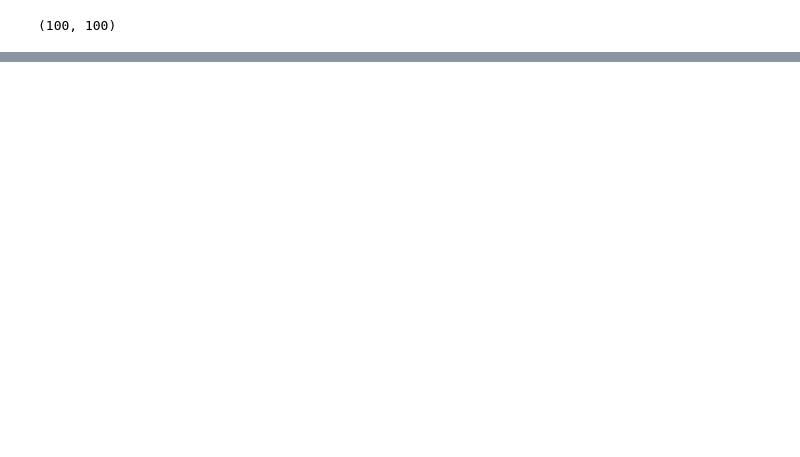
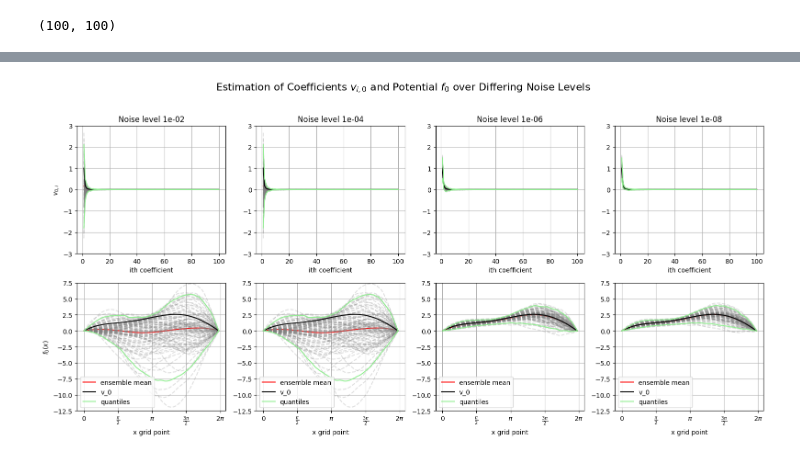
Before and after one commit to Tienstra/EarlyStoppingBIP, a Jupyter notebook: Notebooks/Schrödinger.ipynb, the cells around one changed output, grey strips where cells are left out. Saved outputs shown, nothing was run; the diff lists cells and outputs as text; code cells hidden in the pictures; blank space fills up the shorter version.

```diff
--- a/Notebooks/Schrödinger.ipynb
+++ b/Notebooks/Schrödinger.ipynb
@@ -254,0 +284,55 @@ plt.show()
+# %%
+import matplotlib.pyplot as plt
+
+q = jnp.array([0.025, 0.975])
+num_results = len(results_list)
+fig, axes = plt.subplots(2, num_results, figsize=(4*num_results, 8))
+
+
+if num_results == 1:
+    axes = axes.reshape(2, 1)
+
+for i, results in enumerate(results_list):
+    hat_coefs_v0_ensemble = results["ensemble_history"][-1]
+    v0_func_ensemble = get_function(hat_coefs_v0_ensemble, x)
+    f0_ensemble = solution_map(v0_func_ensemble, K, g_tilde)
+
+    # --- Top Plot: hat_coefs_v0_ensemble ---
+    ax_top = axes[0, i]
+    ax_top.plot(i_array, jnp.mean(hat_coefs_v0_ensemble, axis=1), color="red", label="ensemble mean")
+    ax_top.plot(i_array, hat_coefs_v0_ensemble, color="grey", linestyle="dashed", alpha=0.25)
+    ax_top.plot(i_array, v0, color="black", label="v_0")
+    ax_top.plot(i_array, jnp.quantile(hat_coefs_v0_ensemble, q, axis=1)[0], color="lightgreen", label="quantiles")
+    ax_top.plot(i_array, jnp.quantile(hat_coefs_v0_ensemble, q, axis=1)[1], color="lightgreen")
+    ax_top.set_xlabel("ith coefficient")
+    ax_top.set_ylim(-3,3)
+    ax_top.grid(True)
+    if i == 0:
+        ax_top.set_ylabel(r"$v_{0,i}$")
+
+
+    # --- Bottom Plot: f0_ensemble ---
+    ax_bottom = axes[1, i]
+    ax_bottom.plot(x_array, jnp.mean(f0_ensemble, axis=1), color="red", label="ensemble mean")
+    ax_bottom.plot(x_array, f0_ensemble, color="grey", linestyle="dashed", alpha=0.25)
+    ax_bottom.plot(x_array, f0, color="black", label="v_0")
+    ax_bottom.plot(x_array, jnp.quantile(f0_ensemble, q, axis=1)[0], color="lightgreen", label="quantiles")
+    ax_bottom.plot(x_array, jnp.quantile(f0_ensemble, q, axis=1)[1], color="lightgreen")
+    ax_bottom.set_xticks([0, jnp.pi/2, jnp.pi, 3*jnp.pi/2, 2*jnp.pi])
+    ax_bottom.set_xticklabels(['0', r'$\frac{\pi}{2}$', r'$\pi$', r'$\frac{3\pi}{2}$', r'$2\pi$'])
+    ax_bottom.set_xlabel("x grid point")
+    ax_bottom.set_ylim(-12.5, 7.5)
+    ax_bottom.grid(True)
+    if i == 0:
+        ax_bottom.set_ylabel(r"$f_0(x)$")
+    ax_bottom.legend()
+
+    # Set column title once at the top
+    axes[0, i].set_title(f"Noise level {noise_levels[i]:.0e}")
+
+# Common figure title
+fig.suptitle("Estimation of Coefficients ${v}_{i,0}$ and Potential $f_0$ over Differing Noise Levels", fontsize=16)
+plt.tight_layout(rect=[0, 0, 1, 0.96])
+plt.show()
+# %% [output]
+[figure, added]
```
Also changed, not shown: parts of 36 cells of this notebook.
